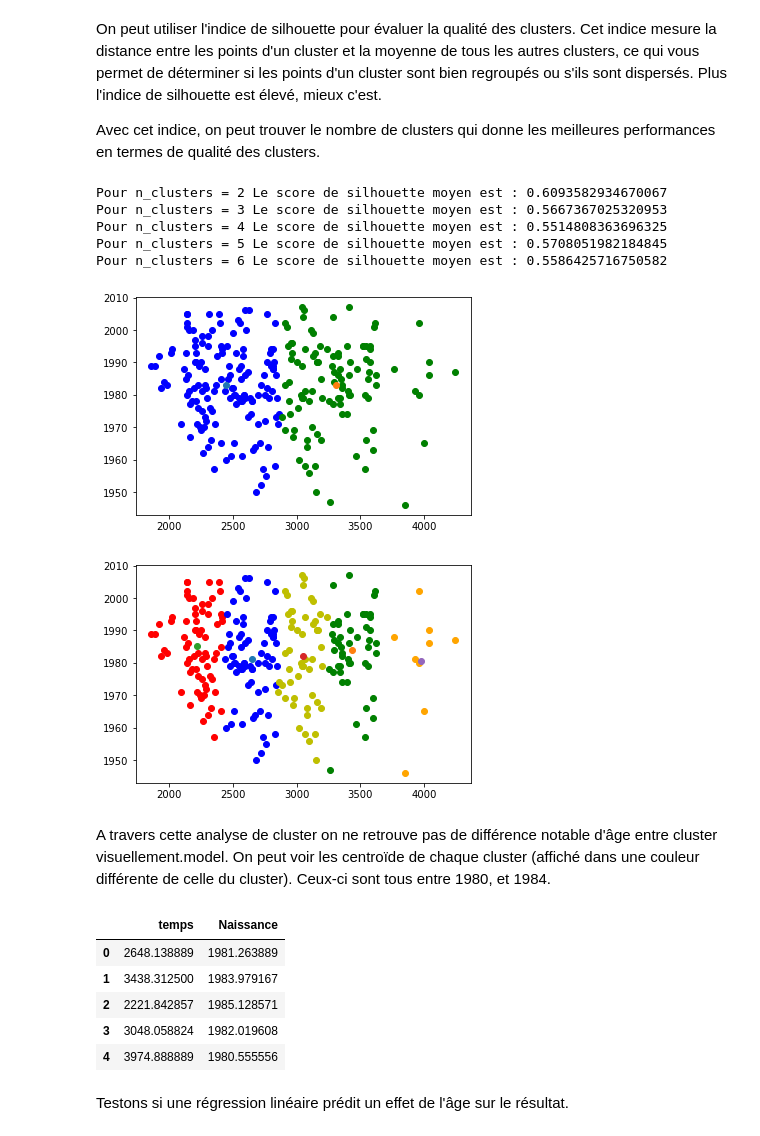
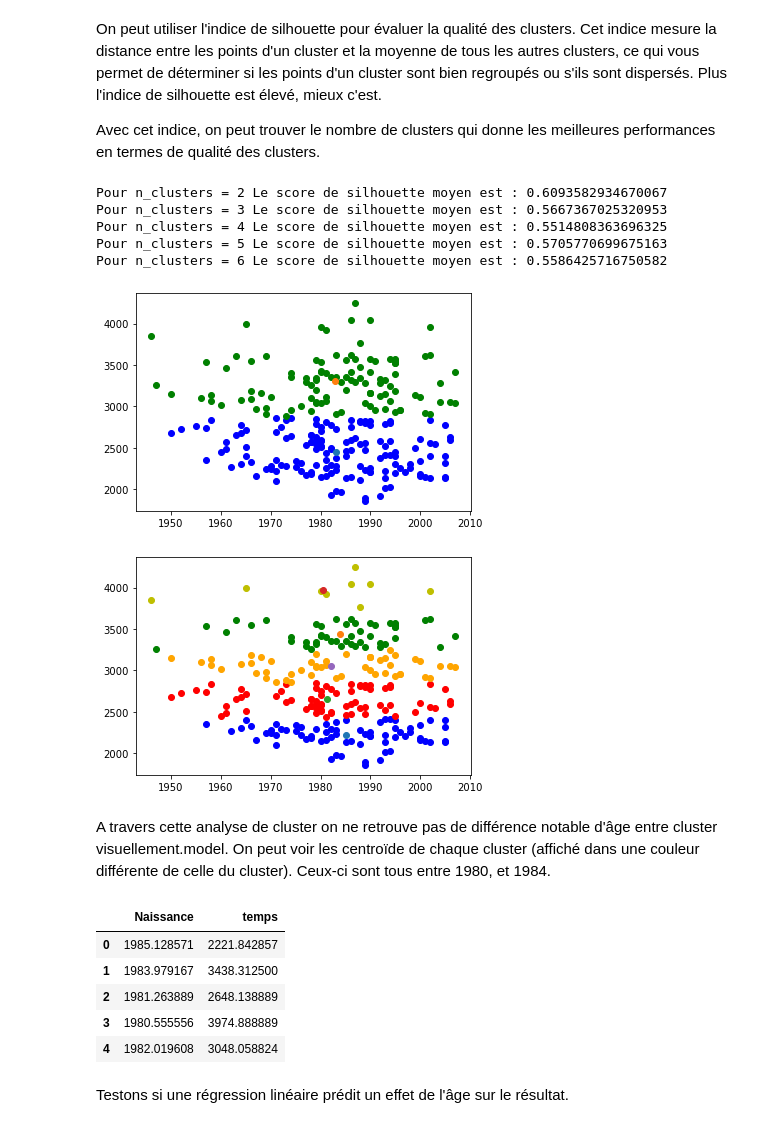
Before and after one commit to Kirscher/ResultAthle, a Jupyter notebook: eda.ipynb, the cells around one changed output. Cells and saved outputs as stored; diff of their text form; code cells hidden in the pictures.

```diff
--- a/eda.ipynb
+++ b/eda.ipynb
@@ -309,6 +285,6 @@ df1
 # %%
-x=data['duration'].to_numpy()
-y=data['Naissance'].to_numpy()
+y=data['duration'].to_numpy()
+x=data['Naissance'].to_numpy()
 plt.scatter(x,y)
 # %% [output]
 <matplotlib.collections.PathCollection at 0x...>
@@ -344,7 +320,7 @@ for n in num_clusters:
 Pour n_clusters = 2 Le score de silhouette moyen est : 0.6093582934670067
 Pour n_clusters = 3 Le score de silhouette moyen est : 0.5667367025320953
 Pour n_clusters = 4 Le score de silhouette moyen est : 0.5514808363696325
-Pour n_clusters = 5 Le score de silhouette moyen est : 0.5708051982184845
+Pour n_clusters = 5 Le score de silhouette moyen est : 0.5705770699675163
 Pour n_clusters = 6 Le score de silhouette moyen est : 0.5586425716750582
 # %%
 for point in data_set:
@@ -359,7 +335,7 @@ for center in model.cluster_centers_:
 
 plt.show()
 # %% [output]
-[figure, old version]
+[figure, new version]
 # %%
 model = KMeans(5).fit(data_set)
 # %%
@@ -380,18 +356,18 @@ for center in model.cluster_centers_:
 
 plt.show()
 # %% [output]
-[figure, old version]
+[figure, new version]
 # %% [markdown]
 A travers cette analyse de cluster on ne retrouve pas de différence notable d'âge entre cluster visuellement.model. On peut voir les centroïde de chaque cluster (affiché dans une couleur différente de celle du cluster). Ceux-ci sont tous entre 1980, et 1984.
 # %%
-pd.DataFrame(model.cluster_centers_, columns=(['temps', 'Naissance']))
+pd.DataFrame(model.cluster_centers_, columns=(['Naissance','temps']))
 # %% [output]
-|  | temps | Naissance |
-| 0 | 2648.138889 | 1981.263889 |
-| 1 | 3438.312500 | 1983.979167 |
-| 2 | 2221.842857 | 1985.128571 |
-| 3 | 3048.058824 | 1982.019608 |
-| 4 | 3974.888889 | 1980.555556 |
+|  | Naissance | temps |
+| 0 | 1985.128571 | 2221.842857 |
+| 1 | 1983.979167 | 3438.312500 |
+| 2 | 1981.263889 | 2648.138889 |
+| 3 | 1980.555556 | 3974.888889 |
+| 4 | 1982.019608 | 3048.058824 |
 # %% [markdown]
 Testons si une régression linéaire prédit un effet de l'âge sur le résultat.
 # %%
```
Also changed, not shown: parts of 13 cells of this notebook.
